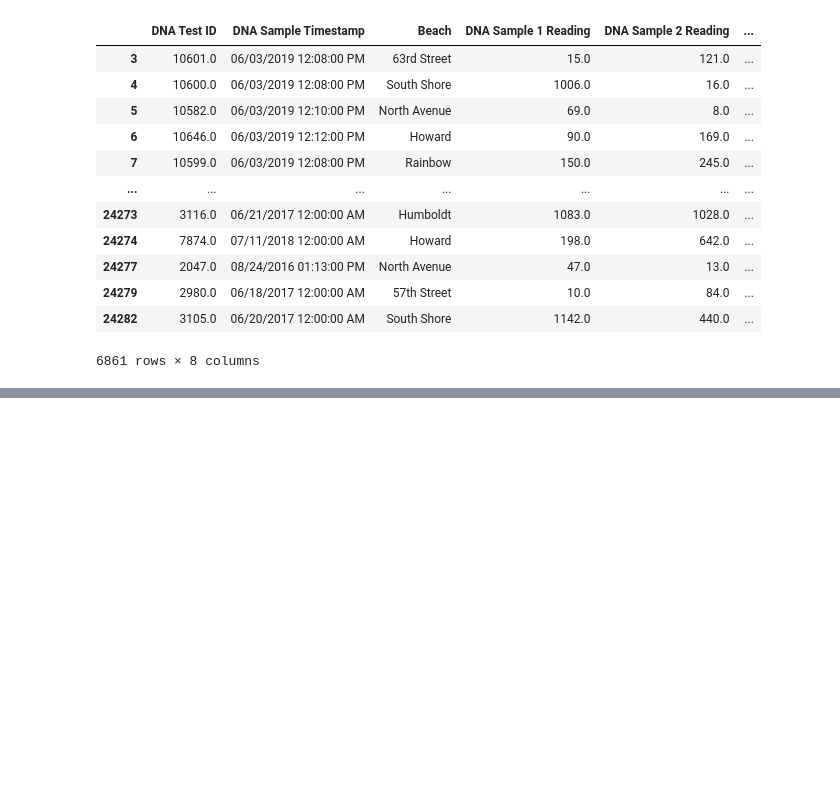
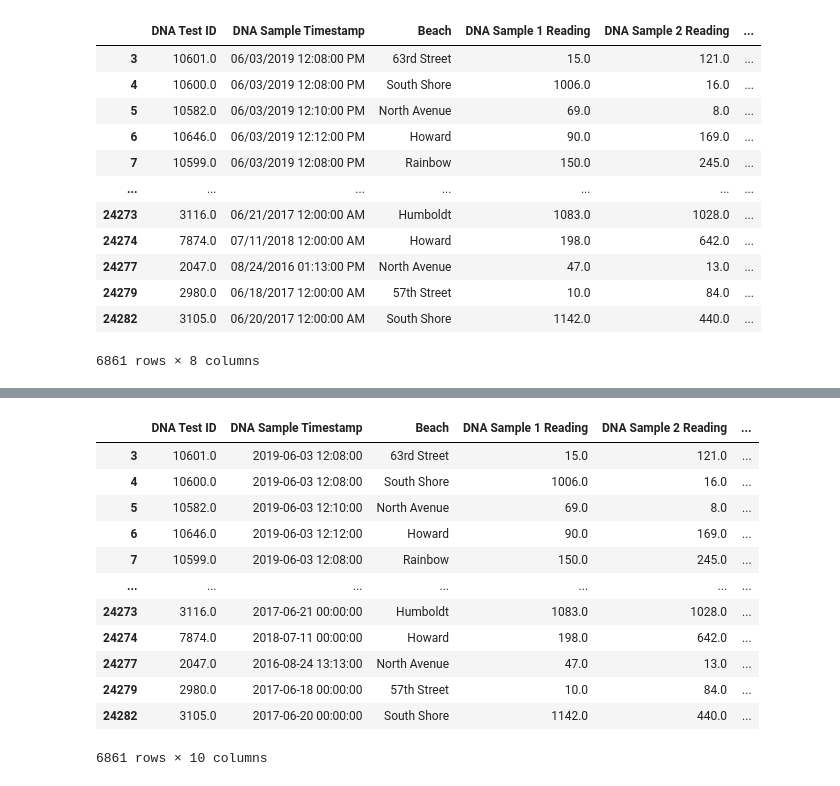
Before and after one commit to ander1908/Bootcamp_Project1, a Jupyter notebook: Data_Cleaning.ipynb, the cells around one changed output, grey strips where cells are left out. Cells and saved outputs as stored; diff of their text form; code cells hidden in the pictures; blank space fills up the shorter version.

```diff
--- a/Data_Cleaning.ipynb
+++ b/Data_Cleaning.ipynb
@@ -100,0 +181,21 @@ raw_cell_culture_data.to_csv("Raw_Cell_Culture_Data.csv")
+# %%
+dna_df["Sample Date"] = ""
+dna_df["Sample Time"] = ""
+# %%
+dna_df["Sample Date"] = [datetime.date(d) for d in dna_df["DNA Sample Timestamp"]]
+dna_df["Sample Time"] = [datetime.time(d) for d in dna_df["DNA Sample Timestamp"]]
+dna_df
+# %% [output]
+|  | DNA Test ID | DNA Sample Timestamp | Beach | DNA Sample 1 Reading | DNA Sample 2 Reading | ... |
+| 3 | 10601.0 | 2019-06-03 12:08:00 | 63rd Street | 15.0 | 121.0 | ... |
+| 4 | 10600.0 | 2019-06-03 12:08:00 | South Shore | 1006.0 | 16.0 | ... |
+| 5 | 10582.0 | 2019-06-03 12:10:00 | North Avenue | 69.0 | 8.0 | ... |
+| 6 | 10646.0 | 2019-06-03 12:12:00 | Howard | 90.0 | 169.0 | ... |
+| 7 | 10599.0 | 2019-06-03 12:08:00 | Rainbow | 150.0 | 245.0 | ... |
+| ... | ... | ... | ... | ... | ... | ... |
+| 24273 | 3116.0 | 2017-06-21 00:00:00 | Humboldt | 1083.0 | 1028.0 | ... |
+| 24274 | 7874.0 | 2018-07-11 00:00:00 | Howard | 198.0 | 642.0 | ... |
+| 24277 | 2047.0 | 2016-08-24 13:13:00 | North Avenue | 47.0 | 13.0 | ... |
+| 24279 | 2980.0 | 2017-06-18 00:00:00 | 57th Street | 10.0 | 84.0 | ... |
+| 24282 | 3105.0 | 2017-06-20 00:00:00 | South Shore | 1142.0 | 440.0 | ... |
+6861 rows × 10 columns
```
Also changed, not shown: parts of 8 cells of this notebook, 2 other files.
